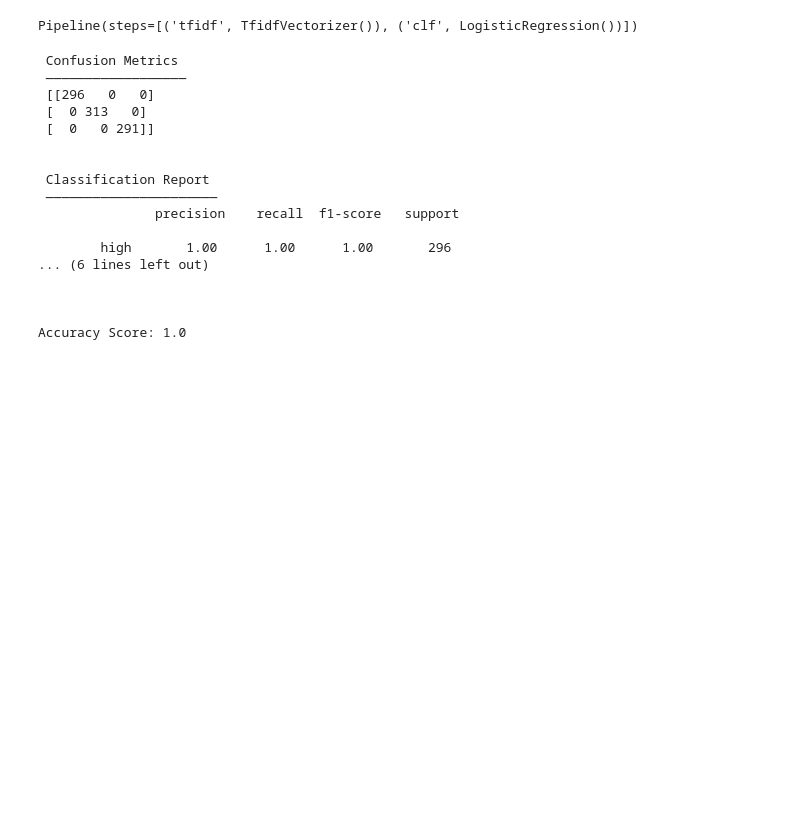
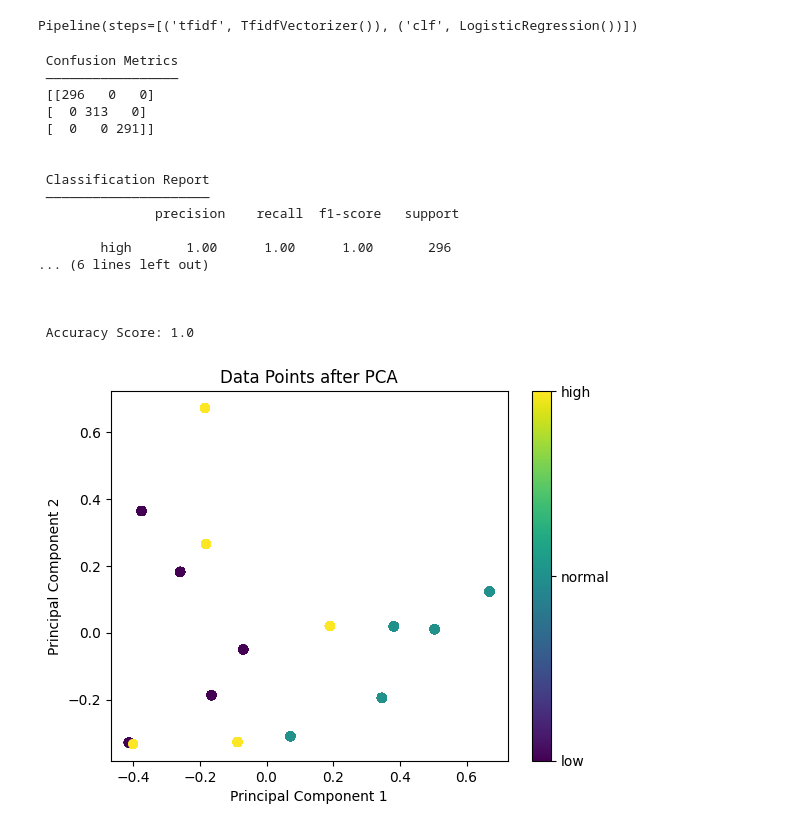
Before and after one commit to Zeaxanthin80/CAI2300C, a Jupyter notebook: Assignments/Assignment 4.ipynb, the cells around one changed output. Saved outputs shown, nothing was run; the diff lists cells and outputs as text; code cells hidden in the pictures; blank space fills up the shorter version.

```diff
--- a/Assignments/Assignment 4.ipynb
+++ b/Assignments/Assignment 4.ipynb
@@ -366,21 +366,21 @@ Pipeline(steps=[('tfidf', TfidfVectorizer()), ('clf', LogisticRegression())])
 predictions = text_clf.predict(X_test)
 # %%
 from sklearn import metrics
-print(" Confusion Metrics\n","―"*18,"\n",metrics.confusion_matrix(y_test,predictions), end="\n\n\n")
+print(" Confusion Metrics\n","―"*17,"\n",metrics.confusion_matrix(y_test,predictions), end="\n\n\n")
 
-print(" Classification Report\n","―"*22,"\n", metrics.classification_report(y_test,predictions), end="\n\n\n")
+print(" Classification Report\n","―"*21,"\n", metrics.classification_report(y_test,predictions), end="\n\n\n")
 
-print("Accuracy Score:", metrics.accuracy_score(y_test,predictions))
+print(" Accuracy Score:", metrics.accuracy_score(y_test,predictions))
 # %% [output]
  Confusion Metrics
- ――――――――――――――――――
+ ―――――――――――――――――
  [[296   0   0]
  [  0 313   0]
  [  0   0 291]]
 
 
  Classification Report
- ――――――――――――――――――――――
+ ―――――――――――――――――――――
                precision    recall  f1-score   support
 
         high       1.00      1.00      1.00       296
@@ -388,4 +388,31 @@ print("Accuracy Score:", metrics.accuracy_score(y_test,predictions))
 
 
 
-Accuracy Score: 1.0
+ Accuracy Score: 1.0
+# %%
+from sklearn.decomposition import PCA
+
+
+
+# Assuming X_train_tfidf is your feature data
+pca = PCA(n_components=2)  # Reduce to 2 dimensions
+X_train_pca = pca.fit_transform(X_train_tfidf.toarray())
+
+# Convert string labels to numerical values for color mapping
+label_mapping = {'low': 0, 'normal': 1, 'high': 2}
+y_train_numeric = y_train.map(label_mapping) # Apply the mapping to y_train
+
+# Plot the data points with numerical color values
+plt.scatter(X_train_pca[:, 0], X_train_pca[:, 1], c=y_train_numeric, cmap='viridis')
+plt.xlabel('Principal Component 1')
+plt.ylabel('Principal Component 2')
+plt.title('Data Points after PCA')
+
+# Add a colorbar to show the label-color mapping
+cbar = plt.colorbar()
+cbar.set_ticks([0, 1, 2])  # Set tick positions for the colorbar
+cbar.set_ticklabels(['low', 'normal', 'high'])  # Set tick labels
+
+plt.show()
+# %% [output]
+[figure, added]
```
Also changed, not shown: parts of 10 cells of this notebook.
